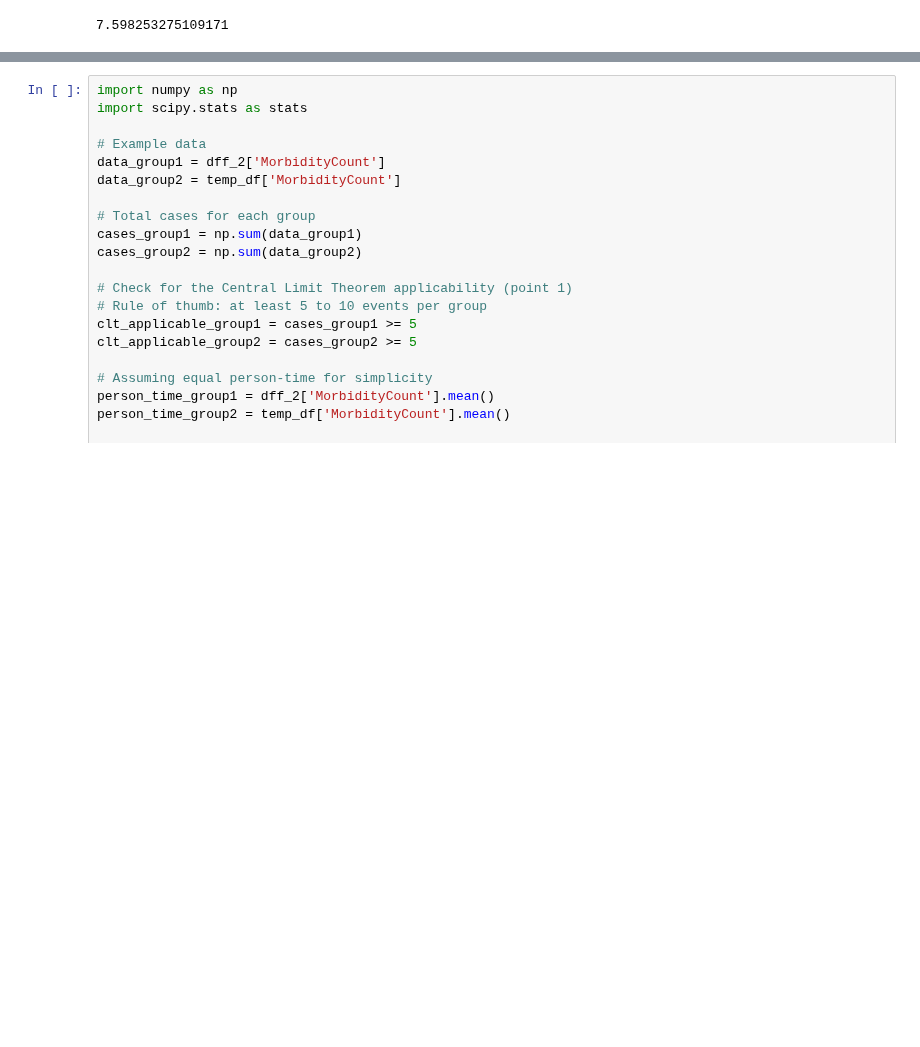
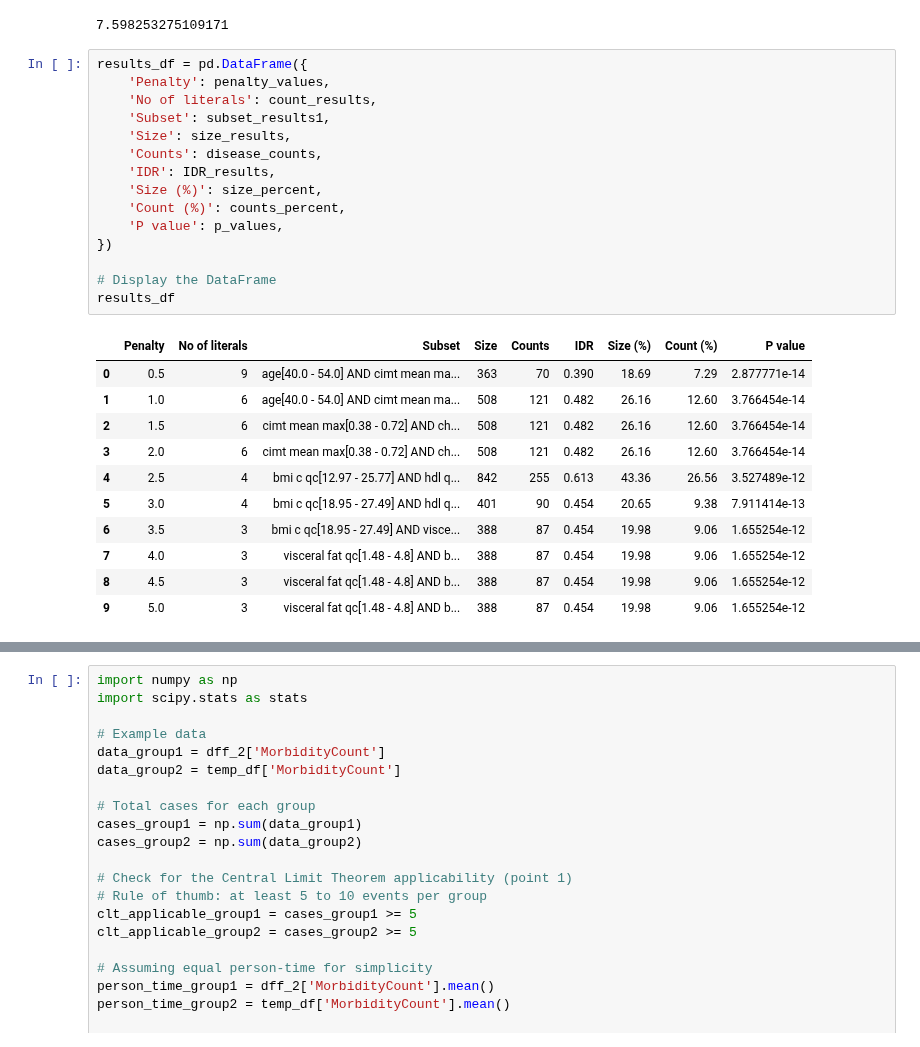
Before and after one commit to kayvinsoo7/HAALSI_work, a Jupyter notebook: mdscan-master/Poisson_scoring.ipynb, the cells around one changed output, grey strips where cells are left out. Drawn from its saved outputs; the diff is of its cells as text; blank space fills up the shorter version.

```diff
--- a/mdscan-master/Poisson_scoring.ipynb
+++ b/mdscan-master/Poisson_scoring.ipynb
@@ -520,6 +520,33 @@ Size = 104,           IDR = 2.315, Score = 22.284, Z_score = 1.959963984540054,
 temp_df['MorbidityCount'].sum()/dff_2['MorbidityCount'].sum()*100
 # %% [output]
 7.598253275109171
+# %%
+results_df = pd.DataFrame({
+    'Penalty': penalty_values,
+    'No of literals': count_results,
+    'Subset': subset_results1,
+    'Size': size_results,
+    'Counts': disease_counts,
+    'IDR': IDR_results,
+    'Size (%)': size_percent,
+    'Count (%)': counts_percent,
+    'P value': p_values,
+})
+
+# Display the DataFrame
+results_df
+# %% [output]
+|  | Penalty | No of literals | Subset | Size | Counts | IDR | Size (%) | Count (%) | P value |
+| 0 | 0.5 | 9 | age[40.0 - 54.0] AND cimt mean ma... | 363 | 70 | 0.390 | 18.69 | 7.29 | 2.877771e-14 |
+| 1 | 1.0 | 6 | age[40.0 - 54.0] AND cimt mean ma... | 508 | 121 | 0.482 | 26.16 | 12.60 | 3.766454e-14 |
+| 2 | 1.5 | 6 | cimt mean max[0.38 - 0.72] AND ch... | 508 | 121 | 0.482 | 26.16 | 12.60 | 3.766454e-14 |
+| 3 | 2.0 | 6 | cimt mean max[0.38 - 0.72] AND ch... | 508 | 121 | 0.482 | 26.16 | 12.60 | 3.766454e-14 |
+| 4 | 2.5 | 4 | bmi c qc[12.97 - 25.77] AND hdl q... | 842 | 255 | 0.613 | 43.36 | 26.56 | 3.527489e-12 |
+| 5 | 3.0 | 4 | bmi c qc[18.95 - 27.49] AND hdl q... | 401 | 90 | 0.454 | 20.65 | 9.38 | 7.911414e-13 |
+| 6 | 3.5 | 3 | bmi c qc[18.95 - 27.49] AND visce... | 388 | 87 | 0.454 | 19.98 | 9.06 | 1.655254e-12 |
+| 7 | 4.0 | 3 | visceral fat qc[1.48 - 4.8] AND b... | 388 | 87 | 0.454 | 19.98 | 9.06 | 1.655254e-12 |
+| 8 | 4.5 | 3 | visceral fat qc[1.48 - 4.8] AND b... | 388 | 87 | 0.454 | 19.98 | 9.06 | 1.655254e-12 |
+| 9 | 5.0 | 3 | visceral fat qc[1.48 - 4.8] AND b... | 388 | 87 | 0.454 | 19.98 | 9.06 | 1.655254e-12 |
 # %%
 scoring_function = Poisson(direction='negative')
 scanner = MDSS(scoring_function)
```
Also changed, not shown: parts of 12 cells of this notebook, 5 other files.
